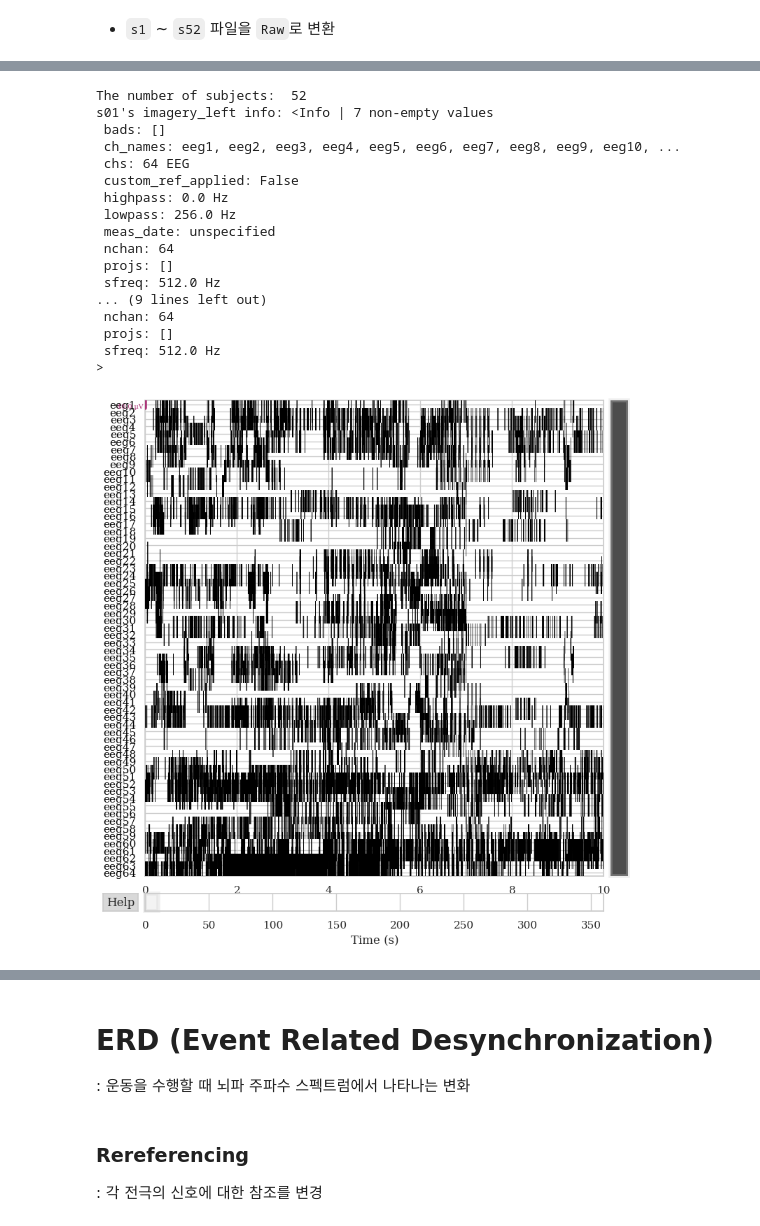
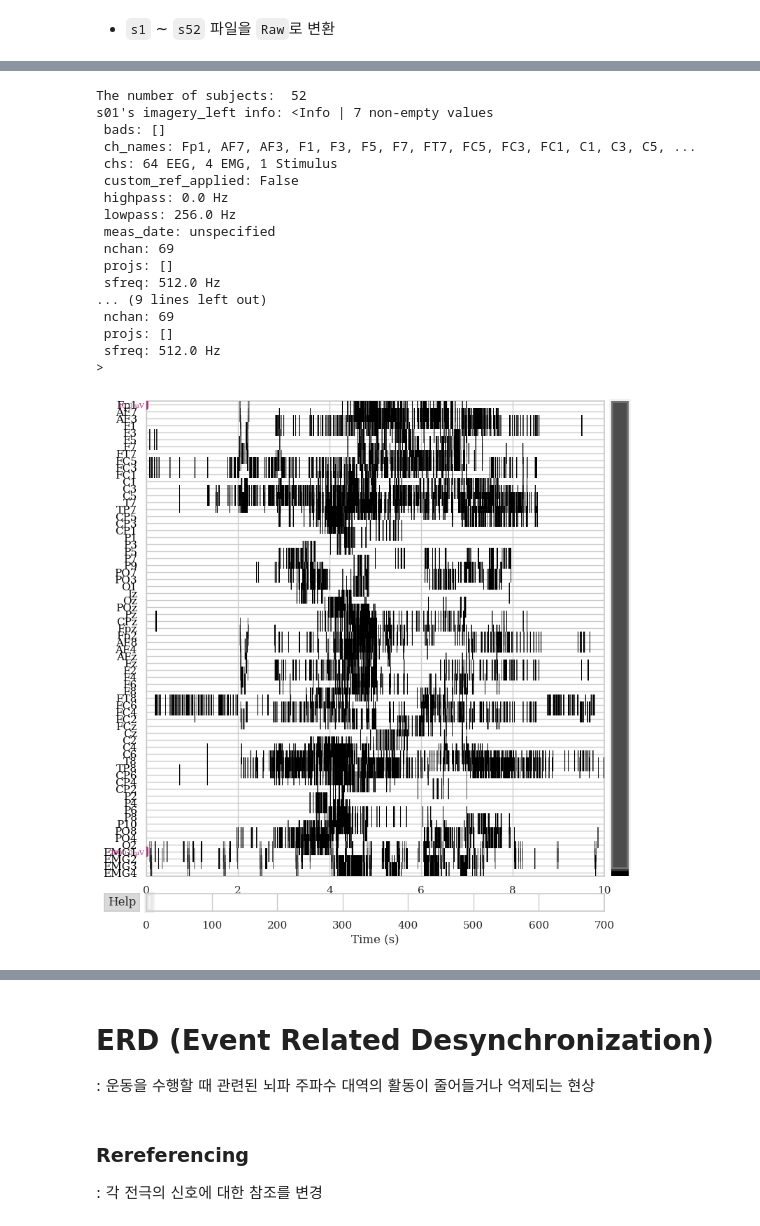
Before and after one commit to logiggi/MNE_tutorials, a Jupyter notebook: Practice_with_MIdata.ipynb, the cells around one changed output, grey strips where cells are left out. Saved outputs shown, nothing was run; the diff lists cells and outputs as text; code cells hidden in the pictures.

```diff
--- a/Practice_with_MIdata.ipynb
+++ b/Practice_with_MIdata.ipynb
@@ -97,20 +100,3 @@ for i in range(1, subject_len):
 mat_file_list = []
 for i in range(1, subject_len):
     mat_file_list.append(scipy.io.loadmat(subject_idx[i-1]))
-# %%
-# info에 필요한 ch_names, ch_types, sfreq 생성
-ch_names = []
-ch_types = []
-n_channels = len(mat_file['eeg'][0]['imagery_left'][0]) - 3
-for i in range(1, n_channels):
-    ch_names.append('eeg' + str(i))
-    ch_types.append('eeg')
-sfreq = mat_file_list[0]['eeg'][0]['srate'][0][0][0]
-
-# 각 .mat 파일을 raw로 변환([i][0]: left, [i][1]: right)
-raw_list = []
-for i in range(1, subject_len):
-    info = mne.create_info(ch_names=ch_names, sfreq=sfreq ,ch_types=ch_types)
-    left = mne.io.RawArray(mat_file_list[i-1]['eeg'][0]['imagery_left'][0][0:n_channels-1, 0:512*60*6], info=info)
-    right = mne.io.RawArray(mat_file_list[i-1]['eeg'][0]['imagery_right'][0][0:n_channels-1, 0:512*60*6], info=info)
-    raw_list.append([left, right])
@@ -134,0 +108,26 @@ Ready.
+# %%
+# info에 필요한 ch_names, ch_types, sfreq 생성
+eeg_ch_names = [
+            "Fp1", "AF7", "AF3", "F1", "F3", "F5", "F7", "FT7", "FC5", "FC3", "FC1",
+            "C1", "C3", "C5", "T7", "TP7", "CP5", "CP3", "CP1", "P1", "P3", "P5", "P7",
+            "P9", "PO7", "PO3", "O1", "Iz", "Oz", "POz", "Pz", "CPz", "Fpz", "Fp2",
+            "AF8", "AF4", "AFz", "Fz", "F2", "F4", "F6", "F8", "FT8", "FC6", "FC4",
+            "FC2", "FCz", "Cz", "C2", "C4", "C6", "T8", "TP8", "CP6", "CP4", "CP2",
+            "P2", "P4", "P6", "P8", "P10", "PO8", "PO4", "O2",
+]
+emg_ch_names = ["EMG1", "EMG2", "EMG3", "EMG4"]
+ch_names = eeg_ch_names + emg_ch_names + ["Stim"]
+ch_types = ["eeg"] * 64 + ["emg"] * 4 + ["stim"]
+sfreq = mat_file_list[0]['eeg'][0]['srate'][0][0]
+
+for i in range(1, subject_len):
+    left_mat = np.vstack((mat_file_list[i-1]['eeg'][0]['imagery_left'][0], mat_file_list[i-1]['eeg'][0]['imagery_event'][0]))
+    right_mat = np.vstack((mat_file_list[i-1]['eeg'][0]['imagery_left'][0], mat_file_list[i-1]['eeg'][0]['imagery_event'][0]))
+
+# 각 .mat 파일을 raw로 변환([i][0]: left, [i][1]: right)
+raw_list = []
+for i in range(1, subject_len):
+    info = mne.create_info(ch_names=ch_names, sfreq=sfreq ,ch_types=ch_types)
+    left = mne.io.RawArray(left_mat, info=info)
+    right = mne.io.RawArray(right_mat, info=info)
+    raw_list.append([left, right])
@@ -135,24 +152,24 @@ Ready.
 # %%
 print("The number of subjects: ", len(raw_list))
 print("s{:02}'s imagery_left info:".format(1), raw_list[0][0].info)
 print("s{:02}'s imagery_right info:".format(1), raw_list[0][0].info)
-raw_list[0][0].plot(n_channels=64)
+raw_list[0][0].plot(n_channels=-1)
 # %% [output]
 The number of subjects:  52
 s01's imagery_left info: <Info | 7 non-empty values
  bads: []
- ch_names: eeg1, eeg2, eeg3, eeg4, eeg5, eeg6, eeg7, eeg8, eeg9, eeg10, ...
- chs: 64 EEG
+ ch_names: Fp1, AF7, AF3, F1, F3, F5, F7, FT7, FC5, FC3, FC1, C1, C3, C5, ...
+ chs: 64 EEG, 4 EMG, 1 Stimulus
  custom_ref_applied: False
  highpass: 0.0 Hz
  lowpass: 256.0 Hz
  meas_date: unspecified
- nchan: 64
+ nchan: 69
  projs: []
  sfreq: 512.0 Hz
 ... (9 lines left out)
- nchan: 64
+ nchan: 69
  projs: []
  sfreq: 512.0 Hz
 >
-[figure, old version]
+[figure, new version]
@@ -160,6 +177,6 @@ s01's imagery_left info: <Info | 7 non-empty values
 # %% [markdown]
 # ERD (Event Related Desynchronization)
-: 운동을 수행할 때 뇌파 주파수 스펙트럼에서 나타나는 변화
+: 운동을 수행할 때 관련된 뇌파 주파수 대역의 활동이 줄어들거나 억제되는 현상
 # %% [markdown]
 ### Rereferencing
 
```
Also changed, not shown: parts of 12 cells of this notebook, 6 other files.
